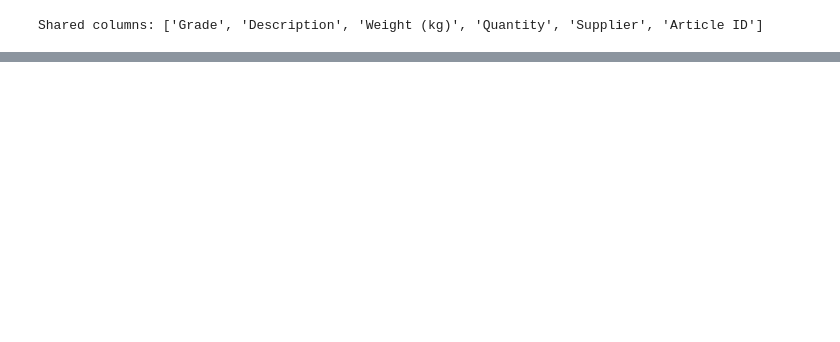
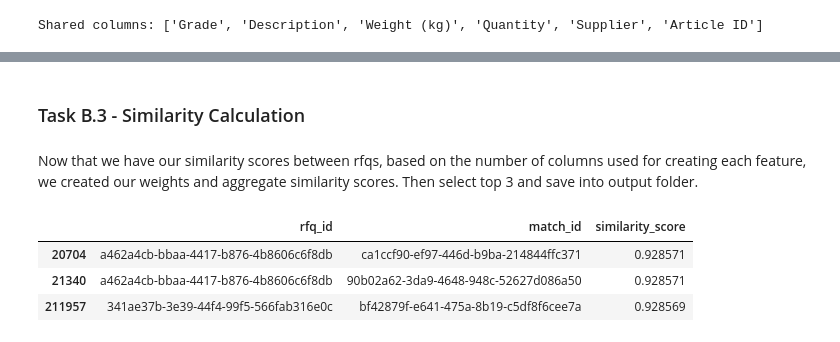
Before and after one commit to shayantabatabaee/vanilla-steel-assesment, a Jupyter notebook: run.ipynb, the cells around one changed output, grey strips where cells are left out. Saved outputs shown, nothing was run; the diff lists cells and outputs as text; code cells hidden in the pictures; blank space fills up the shorter version.

Commit message:
feature: Complete Task-2

```diff
--- a/run.ipynb
+++ b/run.ipynb
@@ -188,0 +499,25 @@ inventory_dataset.to_csv(os.path.join(OUTPUT_FOLDER_PATH, 'inventory_dataset.csv
+# %% [markdown]
+### Task B.3 - Similarity Calculation
+# %% [markdown]
+Now that we have our similarity scores between rfqs, based on the number of columns used for creating each feature, we created our weights and aggregate similarity scores. Then select top 3 and save into output folder.
+# %%
+n_features = {
+    'iou_dimensions': 3,
+    'exact_match_categorical': 2,
+    'cosine_similarity_grades': 9
+}
+
+similarity['similarity_score'] = (
+    similarity['iou_dimensions'] * n_features['iou_dimensions'] +
+    similarity['exact_match_categorical'] * n_features['exact_match_categorical'] +
+    similarity['cosine_similarity_grades'] * n_features['cosine_similarity_grades']
+) / sum(n_features.values())
+# %%
+top3 = similarity.sort_values('similarity_score', ascending = False)[['rfq_id', 'match_id', 'similarity_score']][0:3]
+# %%
+top3
+# %% [output]
+|  | rfq_id | match_id | similarity_score |
+| 20704 | a462a4cb-bbaa-4417-b876-4b8606c6f8db | ca1ccf90-ef97-446d-b9ba-214844ffc371 | 0.928571 |
+| 21340 | a462a4cb-bbaa-4417-b876-4b8606c6f8db | 90b02a62-3da9-4648-948c-52627d086a50 | 0.928571 |
+| 211957 | 341ae37b-3e39-44f4-99f5-566fab316e0c | bf42879f-e641-475a-8b19-c5df8f6cee7a | 0.928569 |
```
Also changed, not shown: parts of 59 cells of this notebook, 1 other file.
